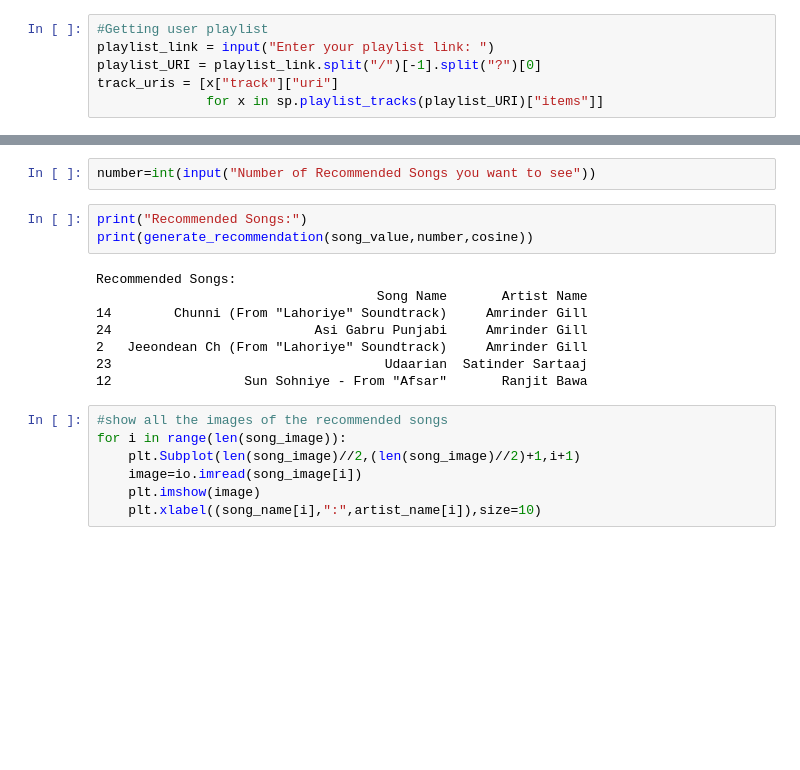
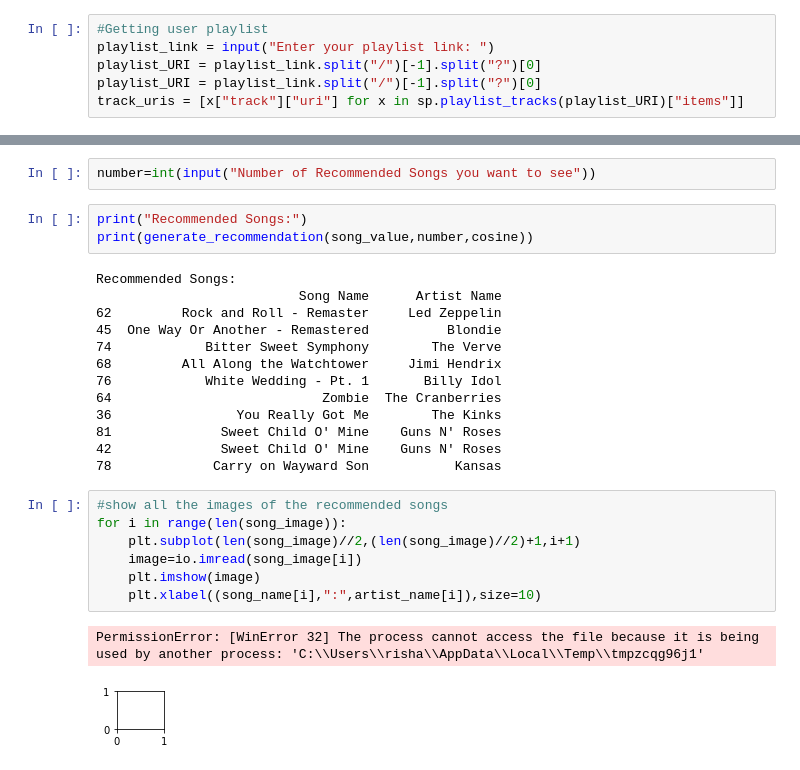
Before and after one commit to TheSaltisHere/Spotify--Song-Recommendation, a Jupyter notebook: recommendation_playlist.ipynb, the cells around one changed output, grey strips where cells are left out. Cells and saved outputs as stored; diff of their text form; blank space fills up the shorter version.

```diff
--- a/recommendation_playlist.ipynb
+++ b/recommendation_playlist.ipynb
@@ -22,5 +22,5 @@ sp = spotipy.Spotify(client_credentials_manager=client_credentials_manager)
 #Getting user playlist
 playlist_link = input("Enter your playlist link: ")
 playlist_URI = playlist_link.split("/")[-1].split("?")[0]
-track_uris = [x["track"]["uri"]
-              for x in sp.playlist_tracks(playlist_URI)["items"]]
+playlist_URI = playlist_link.split("/")[-1].split("?")[0]
+track_uris = [x["track"]["uri"] for x in sp.playlist_tracks(playlist_URI)["items"]]
@@ -185,16 +187,24 @@ print("Recommended Songs:")
 print(generate_recommendation(song_value,number,cosine))
 # %% [output]
 Recommended Songs:
-                                    Song Name       Artist Name
-14        Chunni (From "Lahoriye" Soundtrack)     Amrinder Gill
-24                          Asi Gabru Punjabi     Amrinder Gill
-2   Jeeondean Ch (From "Lahoriye" Soundtrack)     Amrinder Gill
-23                                   Udaarian  Satinder Sartaaj
-12                 Sun Sohniye - From "Afsar"       Ranjit Bawa
+                          Song Name      Artist Name
+62         Rock and Roll - Remaster     Led Zeppelin
+45  One Way Or Another - Remastered          Blondie
+74            Bitter Sweet Symphony        The Verve
+68         All Along the Watchtower     Jimi Hendrix
+76            White Wedding - Pt. 1       Billy Idol
+64                           Zombie  The Cranberries
+36                You Really Got Me        The Kinks
+81              Sweet Child O' Mine    Guns N' Roses
+42              Sweet Child O' Mine    Guns N' Roses
+78             Carry on Wayward Son           Kansas
 # %%
 #show all the images of the recommended songs
 for i in range(len(song_image)):
-    plt.Subplot(len(song_image)//2,(len(song_image)//2)+1,i+1)
+    plt.subplot(len(song_image)//2,(len(song_image)//2)+1,i+1)
     image=io.imread(song_image[i])
     plt.imshow(image)
     plt.xlabel((song_name[i],":",artist_name[i]),size=10)
+# %% [output]
+PermissionError: [WinError 32] The process cannot access the file because it is being used by another process: 'C:\\Users\\risha\\AppData\\Local\\Temp\\tmpzcqg96j1'
+[figure, added]
```
Also changed, not shown: parts of 7 cells of this notebook, 2 other files.
